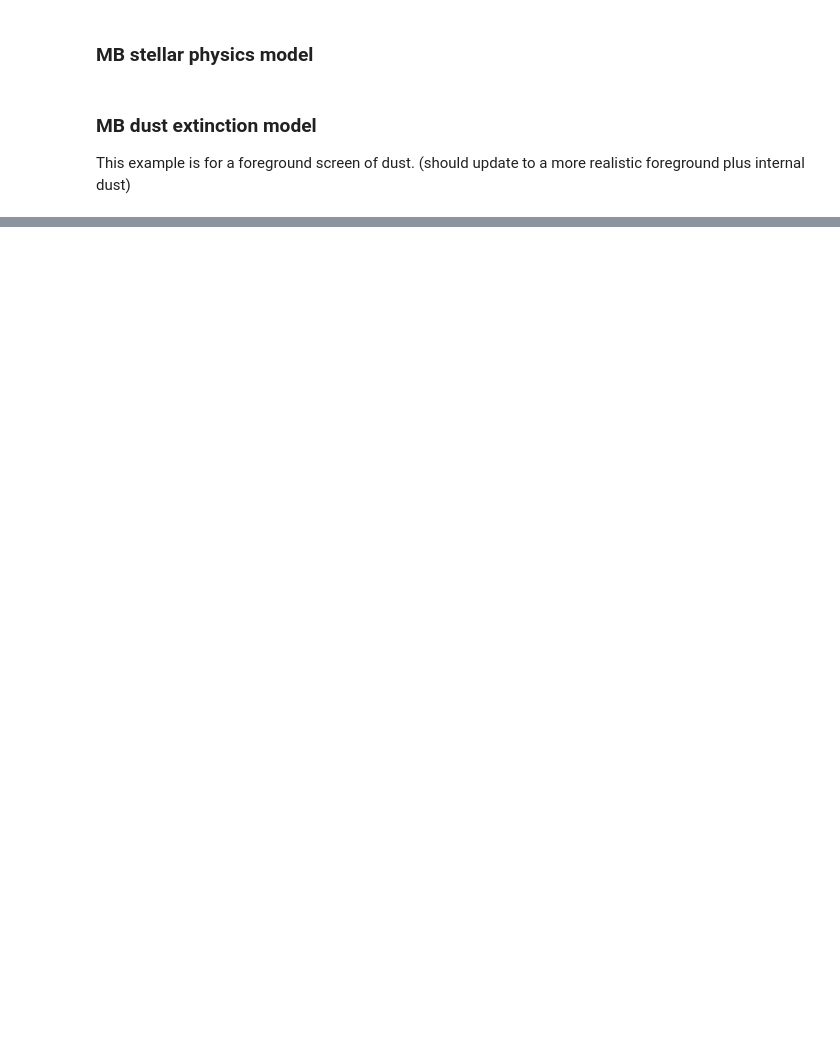
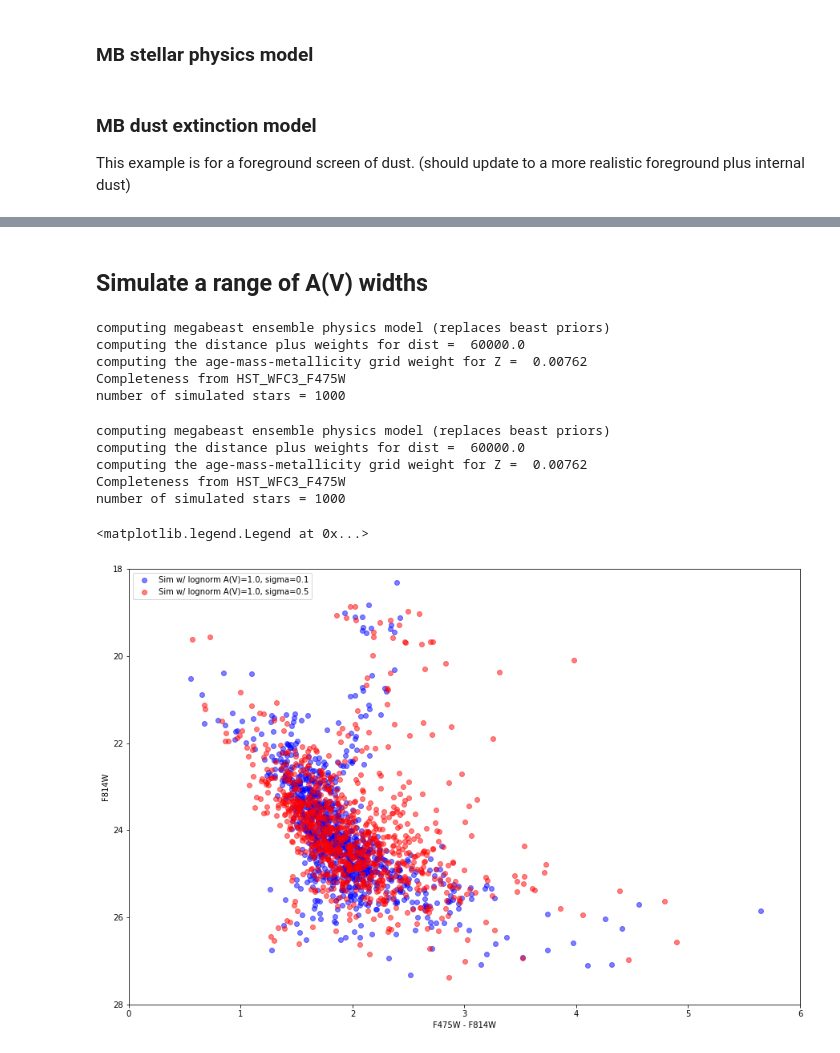
Before and after one commit to karllark/megabeast_test, a Jupyter notebook: scylla_sim/notebooks/MegaBEAST Simulation Example.ipynb, the cells around one changed output, grey strips where cells are left out. Drawn from its saved outputs; the diff is of its cells as text; code cells hidden in the pictures; blank space fills up the shorter version.

```diff
--- a/scylla_sim/notebooks/MegaBEAST Simulation Example.ipynb
+++ b/scylla_sim/notebooks/MegaBEAST Simulation Example.ipynb
@@ -107,0 +192,52 @@ mbparams.dict_to_attr(stellar_model | dust_model)
+# %% [markdown]
+## Simulate a range of A(V) widths
+# %%
+mod.physics_model["Av"]["mean"] = 1.0
+mod.physics_model["Av"]["sigma"] = 0.1
+simcat_avs01 = simulate_obs(
+    "../beast_sim/scylla_sim/scylla_sim_seds.grid.hd5",
+    "../beast_sim/scylla_sim/scylla_sim_noisemodel.grid.hd5",
+    mbmodel=mod,
+    nsim=1000,
+    compl_filter="F475W",
+    weight_to_use="weight",
+)
+# %% [output]
+computing megabeast ensemble physics model (replaces beast priors)
+computing the distance plus weights for dist =  60000.0
+computing the age-mass-metallicity grid weight for Z =  0.00762
+Completeness from HST_WFC3_F475W
+number of simulated stars = 1000
+# %%
+mod.physics_model["Av"]["mean"] = 1.0
+mod.physics_model["Av"]["sigma"] = 0.5
+simcat_avs05 = simulate_obs(
+    "../beast_sim/scylla_sim/scylla_sim_seds.grid.hd5",
+    "../beast_sim/scylla_sim/scylla_sim_noisemodel.grid.hd5",
+    mbmodel=mod,
+    nsim=1000,
+    compl_filter="F475W",
+    weight_to_use="weight",
+)
+# %% [output]
+computing megabeast ensemble physics model (replaces beast priors)
+computing the distance plus weights for dist =  60000.0
+computing the age-mass-metallicity grid weight for Z =  0.00762
+Completeness from HST_WFC3_F475W
+number of simulated stars = 1000
+# %%
+band1 = "F475W"
+band2 = "F814W"
+plt.figure(figsize=(15, 10))
+plt.plot(simcat_avs01[f"{band1}_VEGA"] - simcat_avs01[f"{band2}_VEGA"], simcat_avs01[f"{band2}_VEGA"],
+         "bo", label="Sim w/ lognorm A(V)=1.0, sigma=0.1", alpha=0.5)
+plt.plot(simcat_avs05[f"{band1}_VEGA"] - simcat_avs05[f"{band2}_VEGA"], simcat_avs05[f"{band2}_VEGA"],
+         "ro", label="Sim w/ lognorm A(V)=1.0, sigma=0.5", alpha=0.5)
+plt.xlim(0.0, 6.0)
+plt.ylim(28, 18)
+plt.xlabel(f"{band1} - {band2}")
+plt.ylabel(f"{band2}")
+plt.legend()
+# %% [output]
+<matplotlib.legend.Legend at 0x...>
+[figure, added]
```
Also changed, not shown: parts of 13 cells of this notebook, 1 other file.
